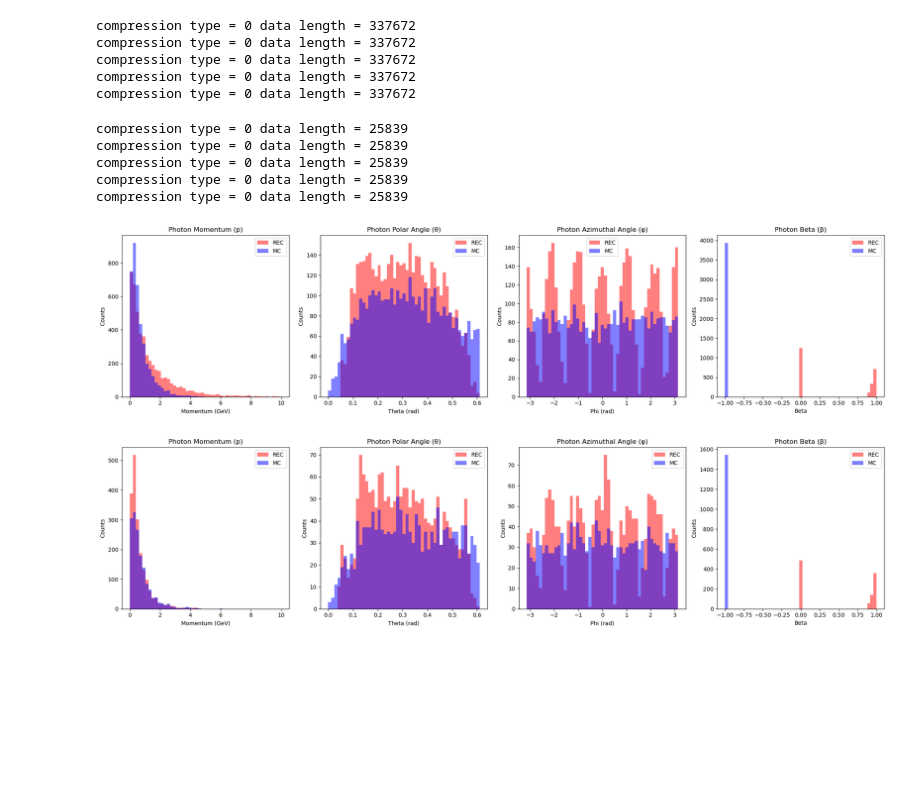
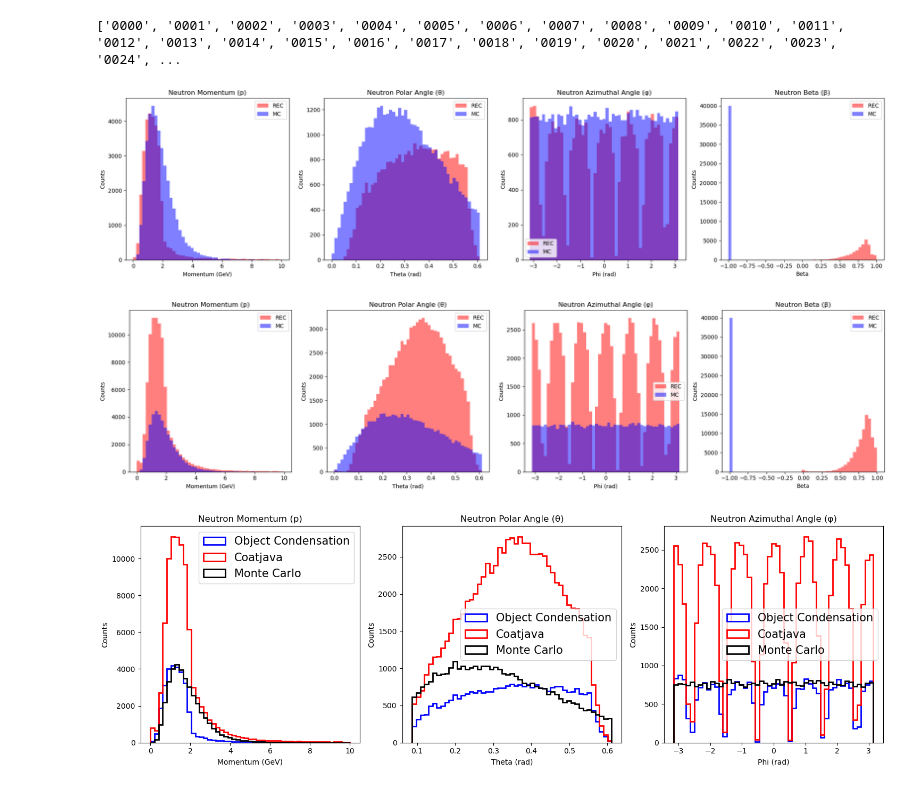
Before and after one commit to Gregtom3/neutneut, a Jupyter notebook: analysis/neutron_ml/compareML.ipynb, the cells around one changed output. Drawn from its saved outputs; the diff is of its cells as text; code cells hidden in the pictures; blank space fills up the shorter version.

```diff
--- a/analysis/neutron_ml/compareML.ipynb
+++ b/analysis/neutron_ml/compareML.ipynb
@@ -10,9 +10,14 @@ from tqdm import tqdm
 import matplotlib.pyplot as plt
 # %%
 hipobase = "clasdispr.00.e10.600.emn0.75tmn.09.xs68.34nb.dis."
-#hiponums = ["0000","0001","0002","0003","0004","0005","0006","0007","0008","0009","0010"]
-hiponums = ["0000","0001","0002","0003","0004"]
-hipoproj = "../../projects/supercell.10.08.2024.18.28/"
+def generate_padded_numbers(a, b):
+    return [str(i).zfill(4) for i in range(a, b+1)]
+
+# Example usage
+hiponums = generate_padded_numbers(0, 100)
+print(hiponums)
+#hiponums = ["0000"]
+hipoproj = "../../projects/converge.10.14.2024.13.20/"
 
 def get_hipos(version=None):
     assert(version in ["old","new"])
@@ -37,6 +42,11 @@ def get_particle_mass(pid):
         # Return 0 mass if the PID is not recognized
         return 0.0
 
+import pandas as pd
+import numpy as np
+from tqdm import tqdm
+from concurrent.futures import ProcessPoolExecutor
+
 def get_particle_properties(particle_df):
     # Initialize dictionary for particle properties
     properties = {"electron": [],
@@ -60,9 +70,7 @@ def get_particle_properties(particle_df):
         E = np.sqrt(p**2 + m**2)  # Energy from p and m
         theta = np.arctan2(np.sqrt(px**2 + py**2), pz)  # Polar angle
         phi = np.arctan2(py, px)  # Azimuthal angle
-        # if theta<5*np.pi/180 or theta>35*np.pi/180:
-        #     continue
-        # Store particle properties in the appropriate list
+
         particle_data = {"p": p, "theta": theta, "phi": phi, "E": E, "beta": beta}
 
         if pid == 11:  # Electron
@@ -115,7 +123,12 @@ def get_particles(hipofile=""):
 
     return total_rec_properties, total_mc_properties
 
-def ana(hipofiles):
+def process_single_file(hipofile):
+    # Process a single HIPO file
+    total_rec_properties, total_mc_properties = get_particles(hipofile)
+    return total_rec_properties, total_mc_properties
+
+def ana_parallel(hipofiles, max_workers=4):
     # Initialize grand total dictionaries for rec and mc properties
     grand_total_rec_properties = {"electron": [],
                                   "proton":   [],
@@ -131,37 +144,26 @@ def ana(hipofiles):
                                  "piminus":  [],
                                  "photon":   []}
 
-    # Loop over all HIPO files
-    for hipofile in hipofiles:
-        # Get the total properties for the current file
-        total_rec_properties, total_mc_properties = get_particles(hipofile)
+    # Use ProcessPoolExecutor to parallelize processing
+    with ProcessPoolExecutor(max_workers=max_workers) as executor:
+        # Submit all tasks to the pool
+        results = list(tqdm(executor.map(process_single_file, hipofiles), total=len(hipofiles)))
 
-        # Accumulate REC properties
+    # Accumulate REC and MC properties from each result
+    for total_rec_properties, total_mc_properties in results:
         for key in grand_total_rec_properties:
             grand_total_rec_properties[key].extend(total_rec_properties[key])
-
-        # Accumulate MC properties
         for key in grand_total_mc_properties:
             grand_total_mc_properties[key].extend(total_mc_properties[key])
 
     # Return the grand totals
     return grand_total_rec_properties, grand_total_mc_properties
+
+# Example usage:
+old_rec_vecs, old_mc_vecs = ana_parallel(oldhipos, max_workers=32)
+new_rec_vecs, new_mc_vecs = ana_parallel(newhipos, max_workers=32)
+# %% [output]
+['0000', '0001', '0002', '0003', '0004', '0005', '0006', '0007', '0008', '0009', '0010', '0011', '0012', '0013', '0014', '0015', '0016', '0017', '0018', '0019', '0020', '0021', '0022', '0023', '0024', ...
-# %%
-old_rec_vecs, old_mc_vecs = ana(oldhipos)
-# %% [output]
-compression type = 0 data length = 337672
-compression type = 0 data length = 337672
-compression type = 0 data length = 337672
-compression type = 0 data length = 337672
-compression type = 0 data length = 337672
-# %%
-new_rec_vecs, new_mc_vecs = ana(newhipos)
-# %% [output]
-compression type = 0 data length = 25839
-compression type = 0 data length = 25839
-compression type = 0 data length = 25839
-compression type = 0 data length = 25839
-compression type = 0 data length = 25839
 # %%
 def plot_particle_moments(particle_type, rec_properties, mc_properties, quantities=["p", "theta", "phi"], bins=50):
     # Prepare data for plotting
@@ -232,10 +234,10 @@ def plot_particle_moments(particle_type, rec_properties, mc_properties, quantiti
     plt.tight_layout()
     plt.show()
 # %%
-plot_particle_moments('photon',new_rec_vecs, new_mc_vecs, quantities=["p", "theta", "phi","beta"])
+plot_particle_moments('neutron',new_rec_vecs, new_mc_vecs, quantities=["p", "theta", "phi","beta"])
 # %% [output]
-[figure, old version]
+[figure, new version]
 # %%
-plot_particle_moments('photon',old_rec_vecs, old_mc_vecs, quantities=["p", "theta", "phi","beta"])
+plot_particle_moments('neutron',old_rec_vecs, old_mc_vecs, quantities=["p", "theta", "phi","beta"])
 # %% [output]
-[figure, old version]
+[figure, new version]
@@ -243,0 +325,4 @@ ECALDataReader
+# %%
+plot_particle_moments('neutron',new_rec_vecs, old_mc_vecs, old_rec_vecs, quantities=["p", "theta", "phi"])
+# %% [output]
+[figure, added]
```
Also changed, not shown: parts of 5 cells of this notebook, 4 other files.
